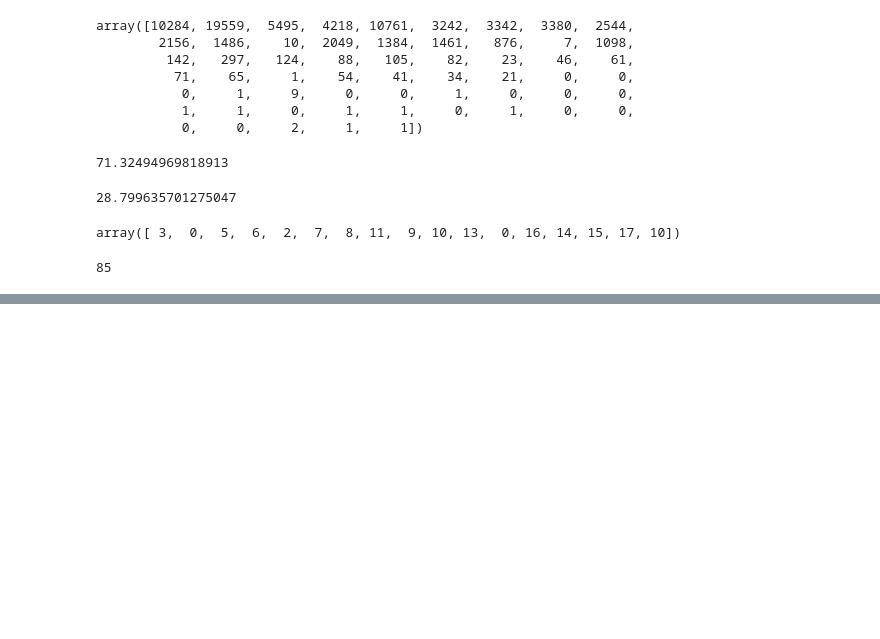
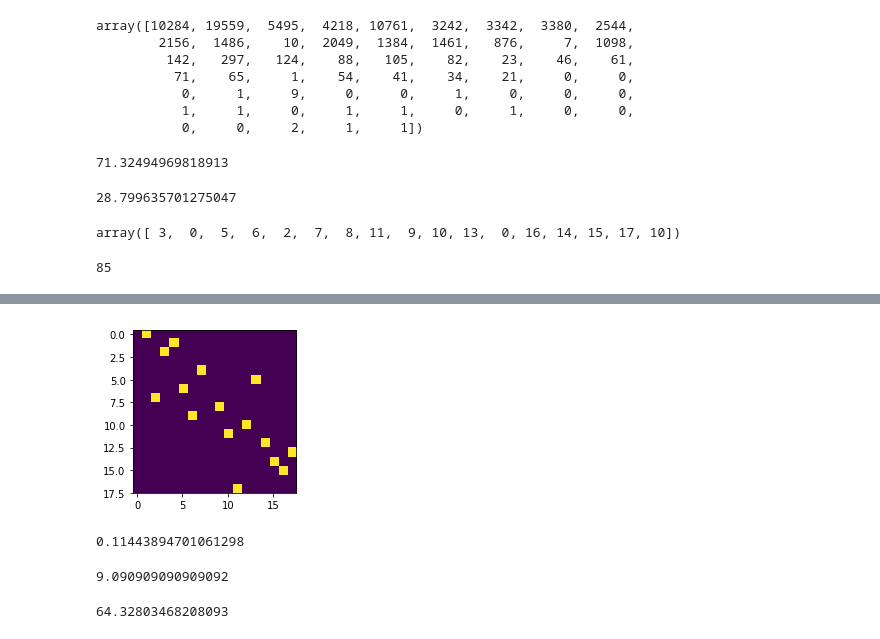
Before and after one commit to rykachevskiy/CRISPR, a Jupyter notebook: Hierarcical/hierarcical-pipeline.ipynb, the cells around one changed output, grey strips where cells are left out. Drawn from its saved outputs; the diff is of its cells as text; code cells hidden in the pictures; blank space fills up the shorter version.

```diff
--- a/Hierarcical/hierarcical-pipeline.ipynb
+++ b/Hierarcical/hierarcical-pipeline.ipynb
@@ -294,0 +300,22 @@ len(nd)
+# %%
+gr0 = np.zeros_like(graph)
+# %%
+for i in range(19):
+    gr0[i, graph[i].argmax()] = 1
+# %%
+gr0[3] = 0
+#gr0[17] = 0
+# %%
+plt.figure(figsize=(3,3))
+plt.imshow(gr0[:18, : 18])
+plt.show()
+# %% [output]
+[figure, added]
+# %%
+graph[gr0 == 0].sum() / graph[gr0 != 0].sum()
+# %% [output]
+0.11443894701061298
+# %%
+1 / 0.11
+# %% [output]
+9.090909090909092
@@ -294,0 +324,4 @@ len(nd)
+# %%
+grE[:18, :18].sum() / grE[18:, 18:].sum()
+# %% [output]
+64.32803468208093
```
Also changed, not shown: parts of 9 cells of this notebook, 3 other files.
